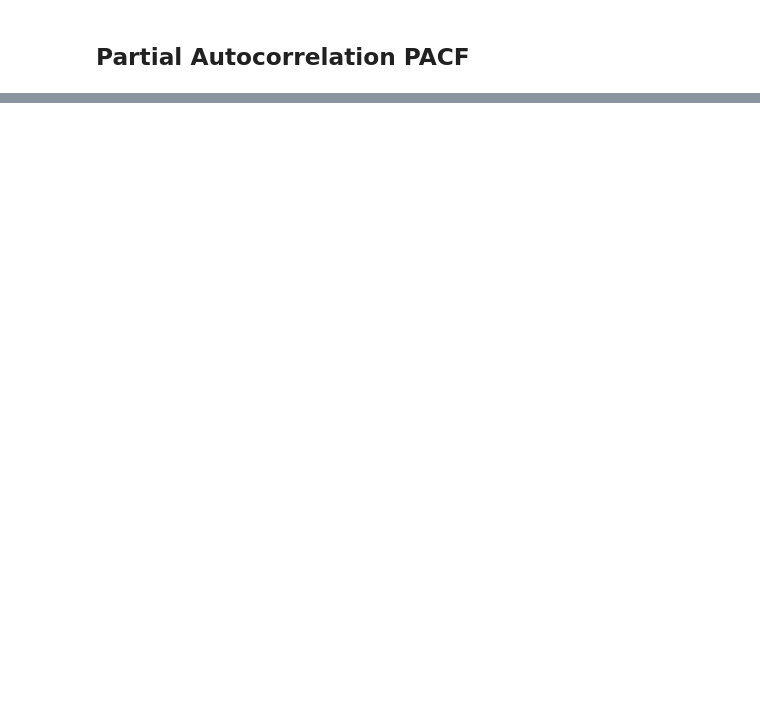
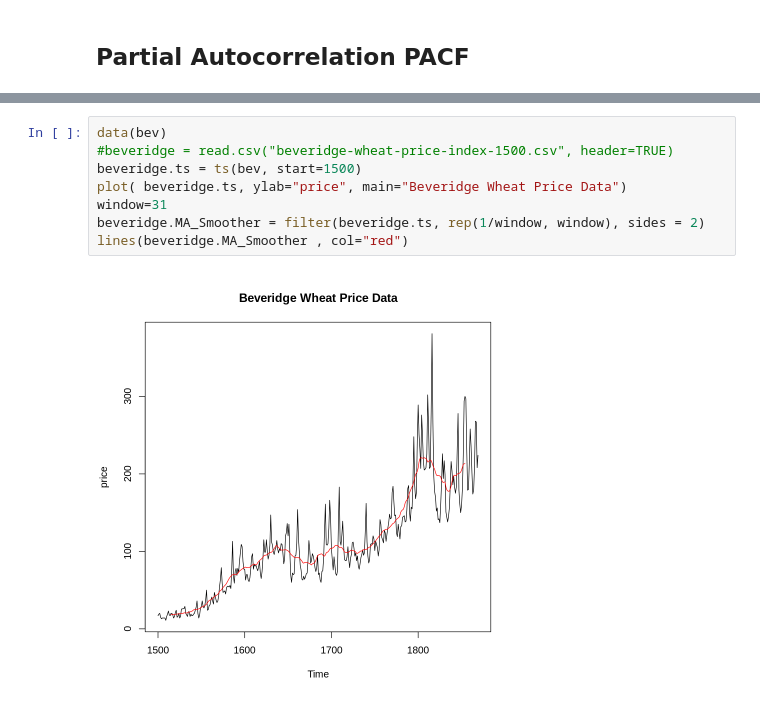
Before and after one commit to waelrash1/time_series_forecasting_dt302-2, a Jupyter notebook: ACF_and_PACF.ipynb, the cells around one changed output, grey strips where cells are left out. Saved outputs shown, nothing was run; the diff lists cells and outputs as text; blank space fills up the shorter version.

```diff
--- a/ACF_and_PACF.ipynb
+++ b/ACF_and_PACF.ipynb
@@ -73,0 +119,10 @@ acf(data.ts, type='partial', main="AR of order 2")
+# %%
+data(bev)
+#beveridge = read.csv("beveridge-wheat-price-index-1500.csv", header=TRUE)
+beveridge.ts = ts(bev, start=1500)
+plot( beveridge.ts, ylab="price", main="Beveridge Wheat Price Data")
+window=31
+beveridge.MA_Smoother = filter(beveridge.ts, rep(1/window, window), sides = 2)
+lines(beveridge.MA_Smoother , col="red")
+# %% [output]
+[figure, added]
```
Also changed, not shown: parts of 23 cells of this notebook.
